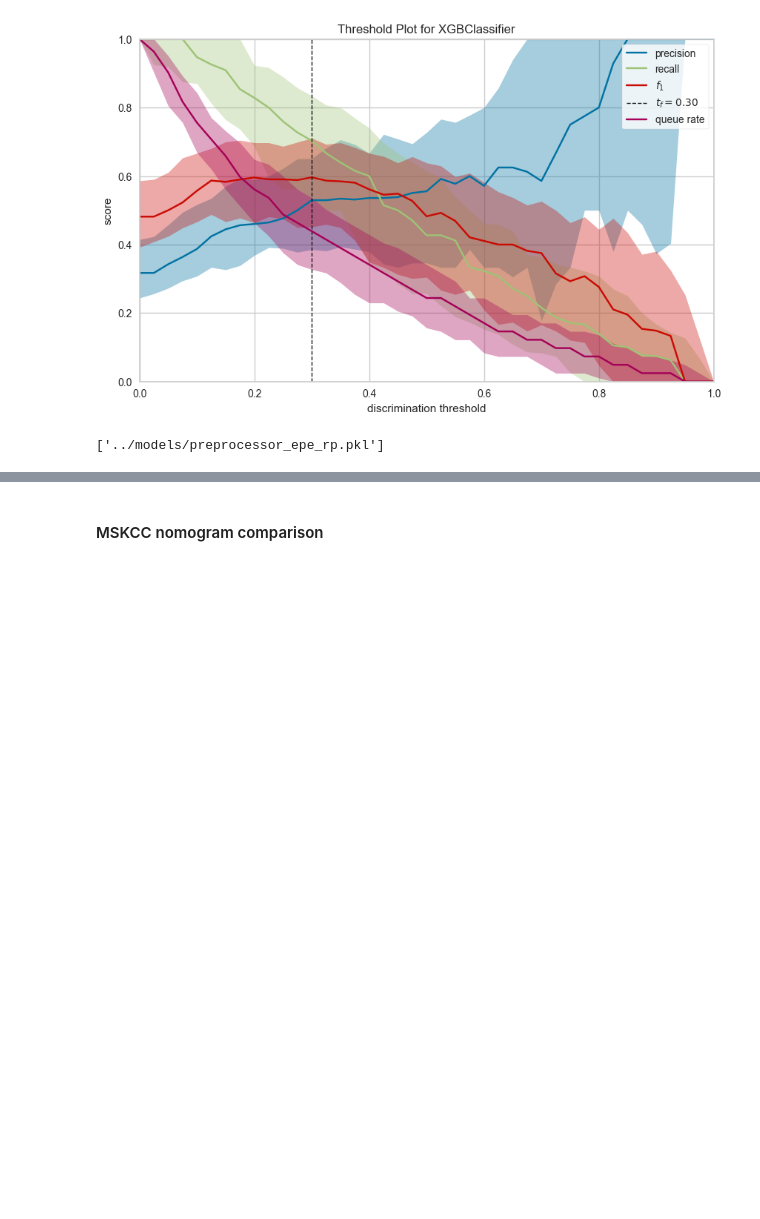
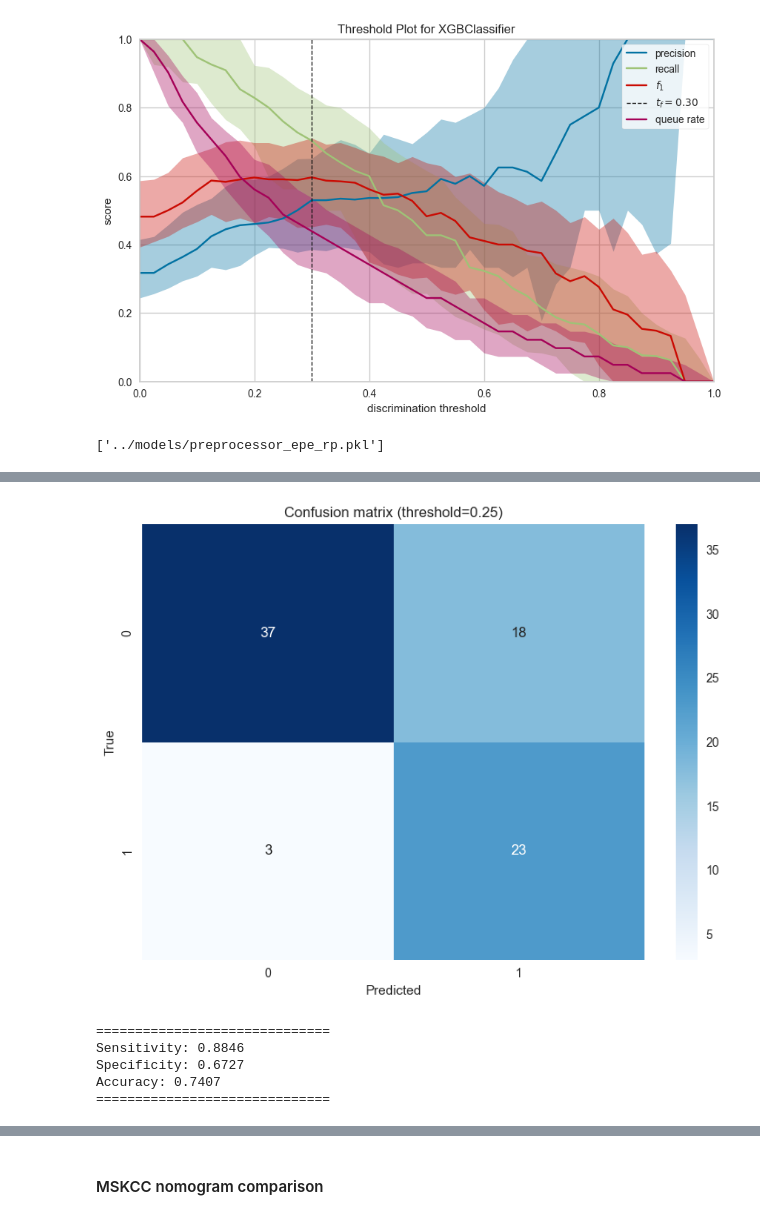
Before and after one commit to PiotrRenk/microscopic-epe-proj, a Jupyter notebook: notebooks/epe_unified.ipynb, the cells around one changed output, grey strips where cells are left out. Drawn from its saved outputs; the diff is of its cells as text; code cells hidden in the pictures; blank space fills up the shorter version.

```diff
--- a/notebooks/epe_unified.ipynb
+++ b/notebooks/epe_unified.ipynb
@@ -260,0 +275,9 @@ Accuracy: 0.4938
+# %%
+plot_confusion_matrix(y_true, y_pred_probs=y_pred_probs, threshold=0.25)
+# %% [output]
+[figure, added]
+==============================
+Sensitivity: 0.8846
+Specificity: 0.6727
+Accuracy: 0.7407
+==============================
```
Also changed, not shown: parts of 33 cells of this notebook, 5 other files.
